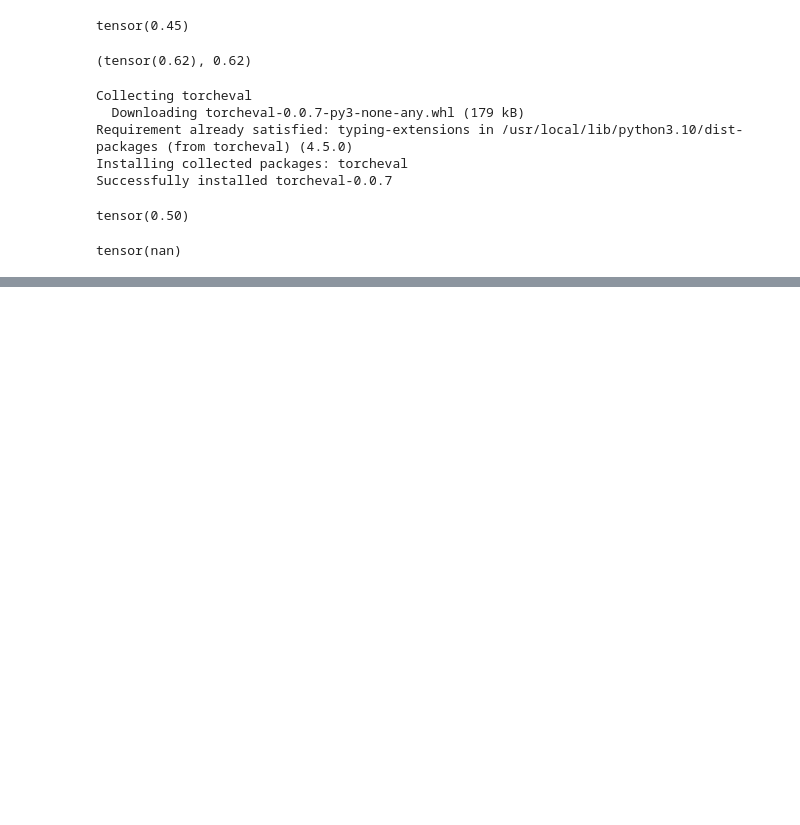
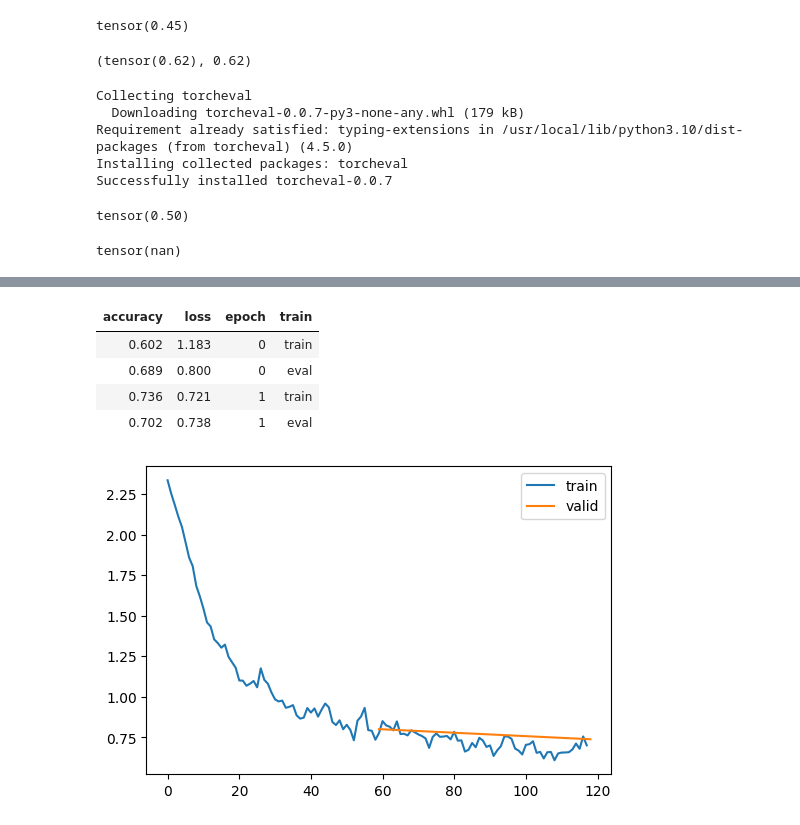
Before and after one commit to satani99/fastai_22_2, a Jupyter notebook: Learner.ipynb, the cells around one changed output, grey strips where cells are left out. Drawn from its saved outputs; the diff is of its cells as text; code cells hidden in the pictures; blank space fills up the shorter version.

```diff
--- a/Learner.ipynb
+++ b/Learner.ipynb
@@ -330,0 +351,51 @@ class Learner():
+# %%
+class TrainCB(Callback):
+  def __init__(self, n_inp=1): self.n_inp = n_inp
+  def predict(self, learn): learn.preds = learn.model(*learn.batch[:self.n_inp])
+  def get_loss(self, learn): learn.loss = learn.loss_func(learn.preds, *learn.batch[self.n_inp:])
+  def backward(self, learn): learn.loss.backward()
+  def step(self, learn): learn.opt.step()
+  def zero_grad(self, learn): learn.opt.zero_grad()
+# %%
+class ProgressCB(Callback):
+    order = MetricsCB.order+1
+    def __init__(self, plot=False): self.plot = plot
+    def before_fit(self, learn):
+        learn.epochs = self.mbar = master_bar(learn.epochs)
+        self.first = True
+        if hasattr(learn, 'metrics'): learn.metrics._log = self._log
+        self.losses = []
+        self.val_losses = []
+
+    def _log(self, d):
+        if self.first:
+            self.mbar.write(list(d), table=True)
+            self.first = False
+        self.mbar.write(list(d.values()), table=True)
+
+    def before_epoch(self, learn): learn.dl = progress_bar(learn.dl, leave=False, parent=self.mbar)
+    def after_batch(self, learn):
+        learn.dl.comment = f'{learn.loss:.3f}'
+        if self.plot and hasattr(learn, 'metrics') and learn.training:
+            self.losses.append(learn.loss.item())
+            if self.val_losses: self.mbar.update_graph([[fc.L.range(self.losses), self.losses],[fc.L.range(learn.epoch).map(lambda x: (x+1)*len(learn.dls.train)), self.val_losses]])
+
+    def after_epoch(self, learn):
+        if not learn.training:
+            if self.plot and hasattr(learn, 'metrics'):
+                self.val_losses.append(learn.metrics.all_metrics['loss'].compute())
+                self.mbar.update_graph([[fc.L.range(self.losses), self.losses],[fc.L.range(learn.epoch+1).map(lambda x: (x+1)*len(learn.dls.train)), self.val_losses]])
+# %%
+model = get_model()
+# %%
+metrics = MetricsCB(accuracy=MulticlassAccuracy())
+cbs = [TrainCB(), DeviceCB(), metrics, ProgressCB(plot=True)]
+learn = Learner(model, dls, F.cross_entropy, lr=0.2, cbs=cbs)
+learn.fit(2)
+# %% [output]
+| accuracy | loss | epoch | train |
+| 0.602 | 1.183 | 0 | train |
+| 0.689 | 0.800 | 0 | eval |
+| 0.736 | 0.721 | 1 | train |
+| 0.702 | 0.738 | 1 | eval |
+[figure, added]
```
Also changed, not shown: parts of 16 cells of this notebook.
